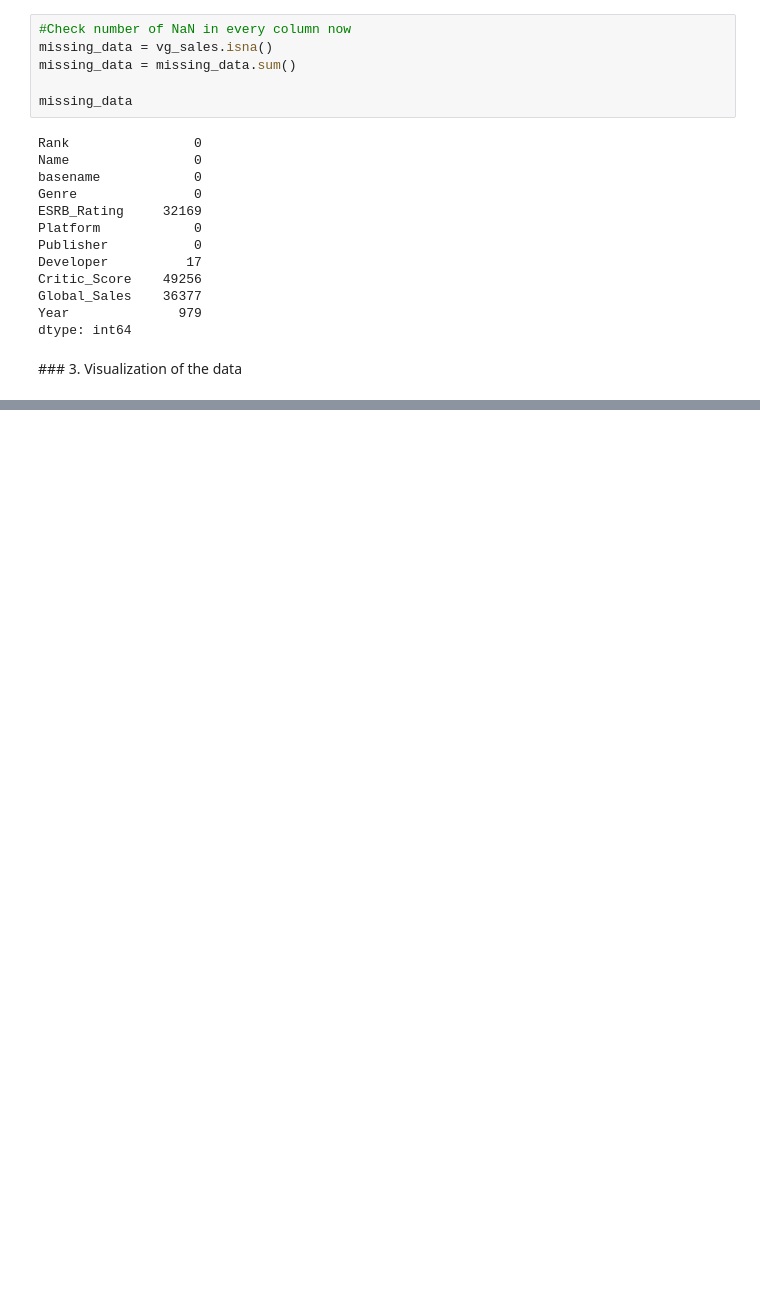
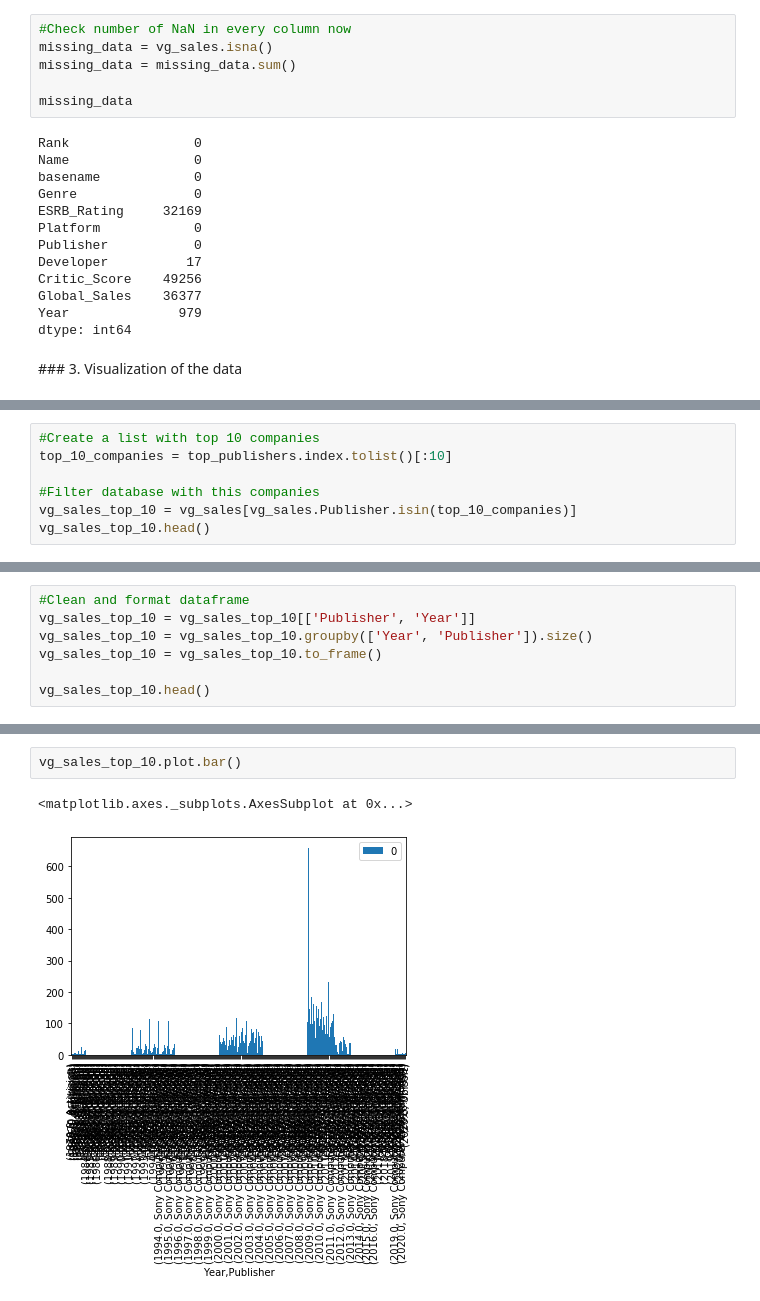
Before and after one commit to lozgarrido/waka, a Jupyter notebook: main.ipynb, the cells around one changed output, grey strips where cells are left out. Drawn from its saved outputs; the diff is of its cells as text; blank space fills up the shorter version.

```diff
--- a/main.ipynb
+++ b/main.ipynb
@@ -91,0 +164,7 @@ array([[<matplotlib.axes._subplots.AxesSubplot object at 0x...>]],
+# %%
+#Create a list with top 10 companies
+top_10_companies = top_publishers.index.tolist()[:10]
+
+#Filter database with this companies
+vg_sales_top_10 = vg_sales[vg_sales.Publisher.isin(top_10_companies)]
+vg_sales_top_10.head()
@@ -91,0 +178,7 @@ array([[<matplotlib.axes._subplots.AxesSubplot object at 0x...>]],
+# %%
+#Clean and format dataframe
+vg_sales_top_10 = vg_sales_top_10[['Publisher', 'Year']]
+vg_sales_top_10 = vg_sales_top_10.groupby(['Year', 'Publisher']).size()
+vg_sales_top_10 = vg_sales_top_10.to_frame()
+
+vg_sales_top_10.head()
@@ -91,0 +193,5 @@ array([[<matplotlib.axes._subplots.AxesSubplot object at 0x...>]],
+# %%
+vg_sales_top_10.plot.bar()
+# %% [output]
+<matplotlib.axes._subplots.AxesSubplot at 0x...>
+[figure, added]
```
Also changed, not shown: parts of 13 cells of this notebook.
